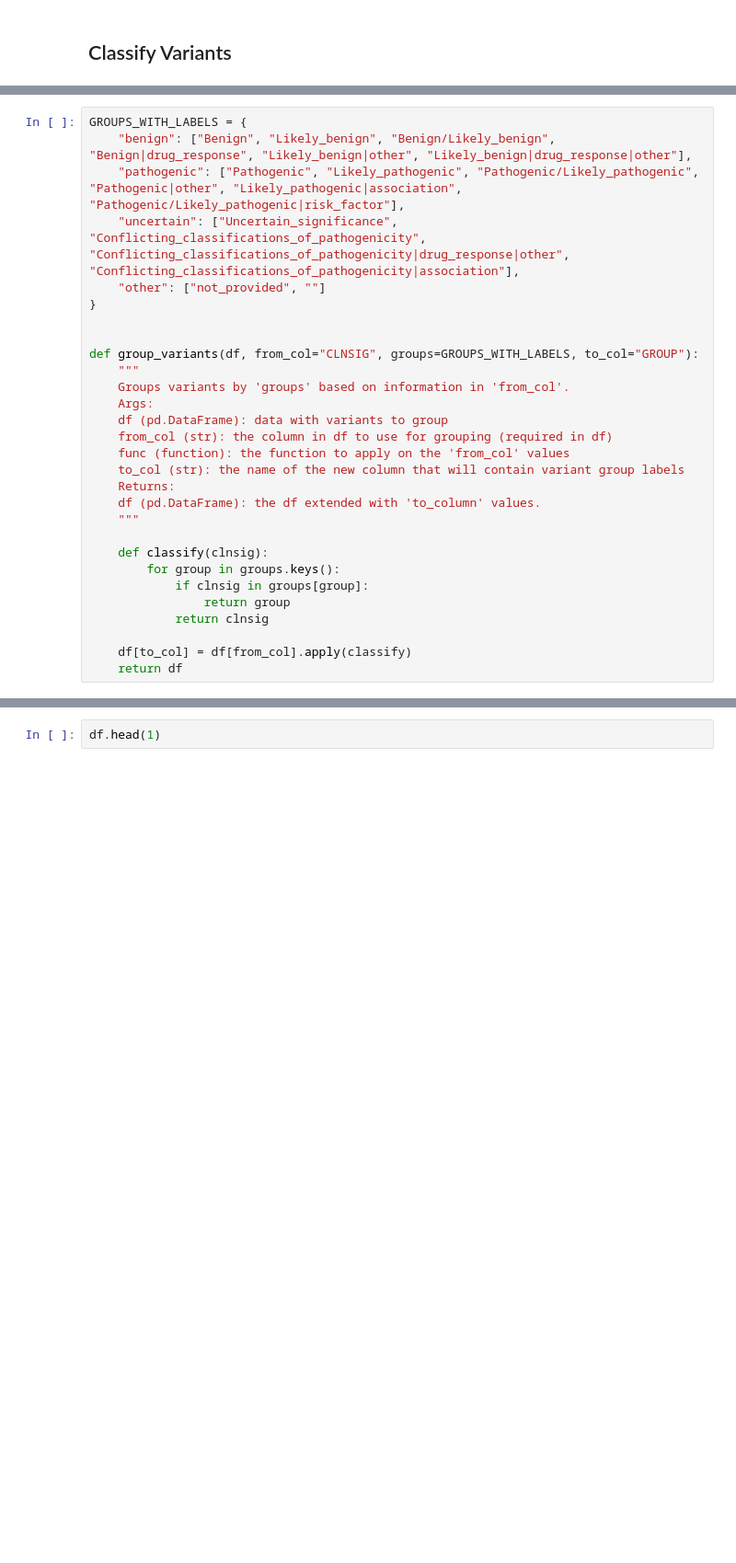
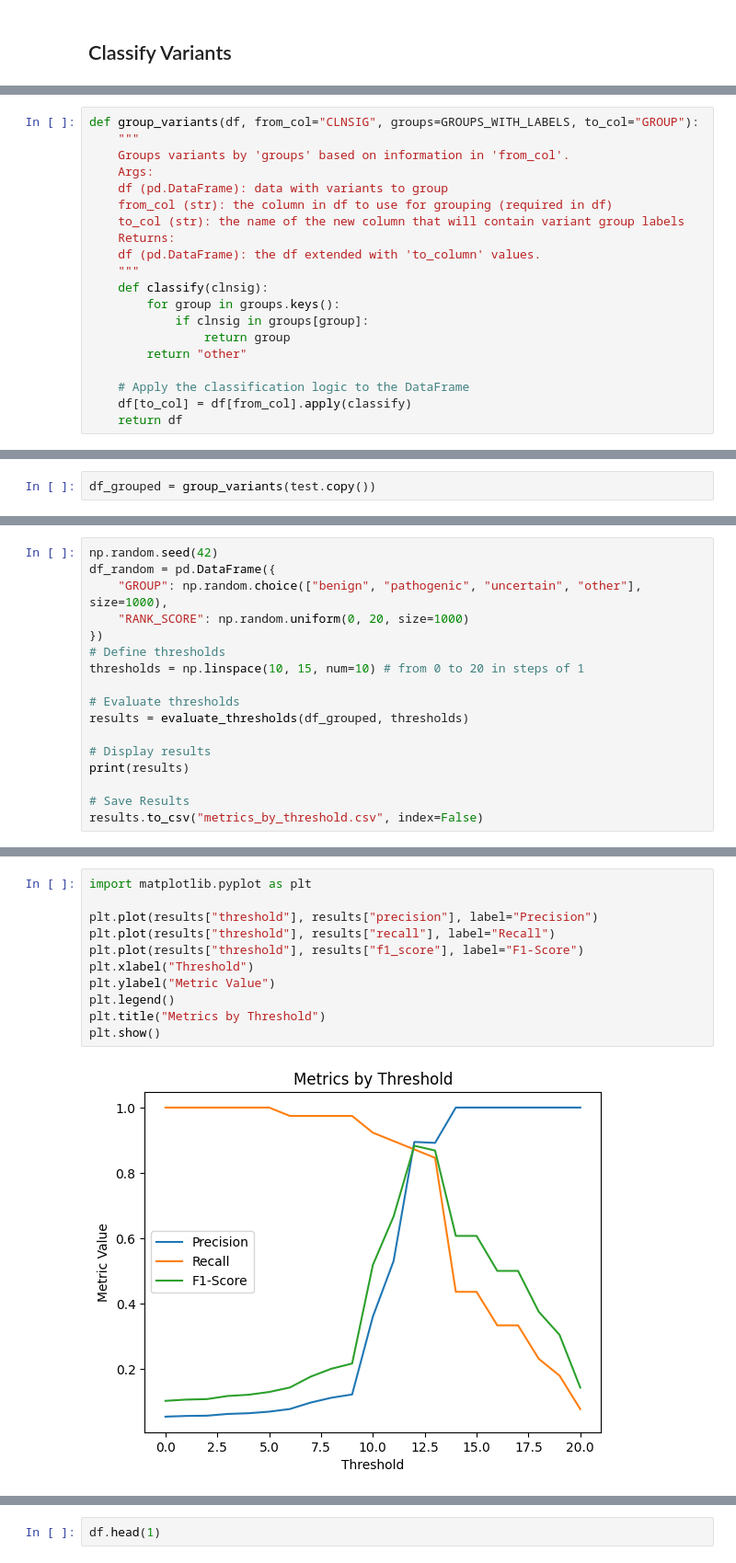
Before and after one commit to josefinelantz/GenScore, a Jupyter notebook: Submission.ipynb, the cells around one changed output, grey strips where cells are left out. Shown at 92% size. Cells and saved outputs as stored; diff of their text form; blank space fills up the shorter version.

```diff
--- a/Submission.ipynb
+++ b/Submission.ipynb
@@ -459,29 +349,20 @@ test[test["GROUP"] == "uncertain"]
 # %%
-GROUPS_WITH_LABELS = {
-    "benign": ["Benign", "Likely_benign", "Benign/Likely_benign", "Benign|drug_response", "Likely_benign|other", "Likely_benign|drug_response|other"],
-    "pathogenic": ["Pathogenic", "Likely_pathogenic", "Pathogenic/Likely_pathogenic", "Pathogenic|other", "Likely_pathogenic|association", "Pathogenic/Likely_pathogenic|risk_factor"],
-    "uncertain": ["Uncertain_significance", "Conflicting_classifications_of_pathogenicity", "Conflicting_classifications_of_pathogenicity|drug_response|other", "Conflicting_classifications_of_pathogenicity|association"],
-    "other": ["not_provided", ""]
-}
-
-
 def group_variants(df, from_col="CLNSIG", groups=GROUPS_WITH_LABELS, to_col="GROUP"):
     """
     Groups variants by 'groups' based on information in 'from_col'.
     Args:
     df (pd.DataFrame): data with variants to group
     from_col (str): the column in df to use for grouping (required in df)
-    func (function): the function to apply on the 'from_col' values
     to_col (str): the name of the new column that will contain variant group labels
     Returns:
     df (pd.DataFrame): the df extended with 'to_column' values.
     """
-
     def classify(clnsig):
         for group in groups.keys():
             if clnsig in groups[group]:
                 return group
-            return clnsig
+        return "other"
 
+    # Apply the classification logic to the DataFrame
     df[to_col] = df[from_col].apply(classify)
     return df
@@ -531,0 +371,2 @@ test[test["GROUP"] == "benign"]
+# %%
+df_grouped = group_variants(test.copy())
@@ -531,0 +485,17 @@ test[test["GROUP"] == "benign"]
+# %%
+np.random.seed(42)
+df_random = pd.DataFrame({
+    "GROUP": np.random.choice(["benign", "pathogenic", "uncertain", "other"], size=1000),
+    "RANK_SCORE": np.random.uniform(0, 20, size=1000)
+})
+# Define thresholds
+thresholds = np.linspace(10, 15, num=10) # from 0 to 20 in steps of 1
+
+# Evaluate thresholds
+results = evaluate_thresholds(df_grouped, thresholds)
+
+# Display results
+print(results)
+
+# Save Results
+results.to_csv("metrics_by_threshold.csv", index=False)
@@ -531,0 +514,13 @@ test[test["GROUP"] == "benign"]
+# %%
+import matplotlib.pyplot as plt
+
+plt.plot(results["threshold"], results["precision"], label="Precision")
+plt.plot(results["threshold"], results["recall"], label="Recall")
+plt.plot(results["threshold"], results["f1_score"], label="F1-Score")
+plt.xlabel("Threshold")
+plt.ylabel("Metric Value")
+plt.legend()
+plt.title("Metrics by Threshold")
+plt.show()
+# %% [output]
+[figure, added]
```
Also changed, not shown: parts of 36 cells of this notebook, 3 other files.
